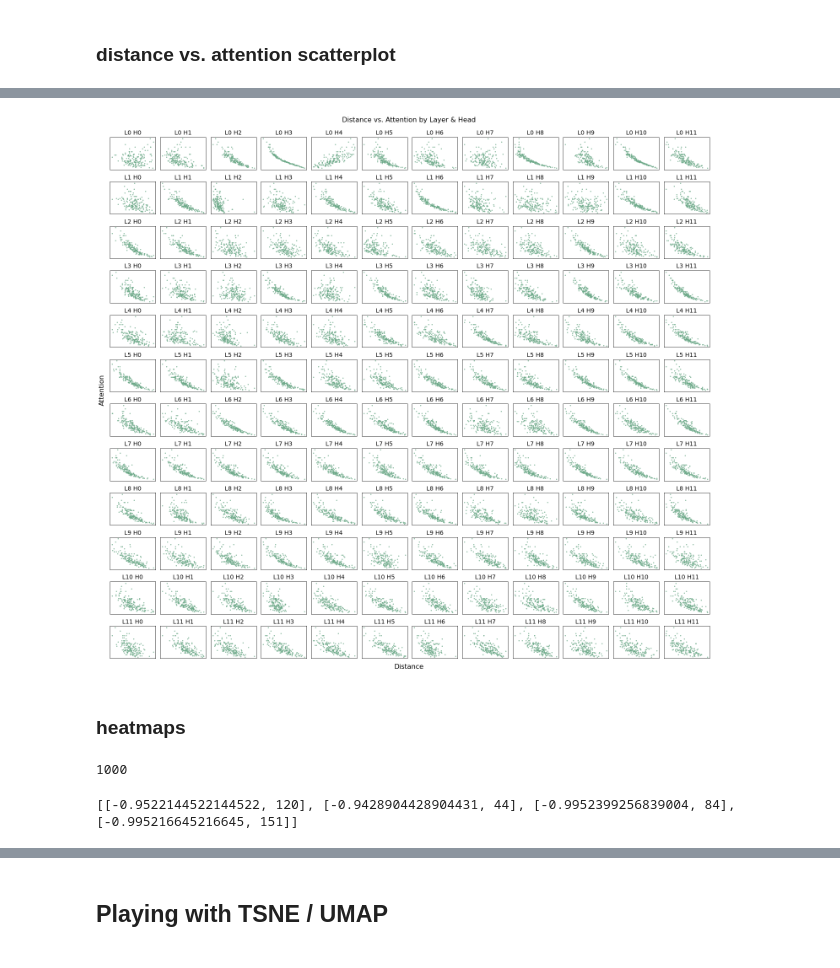
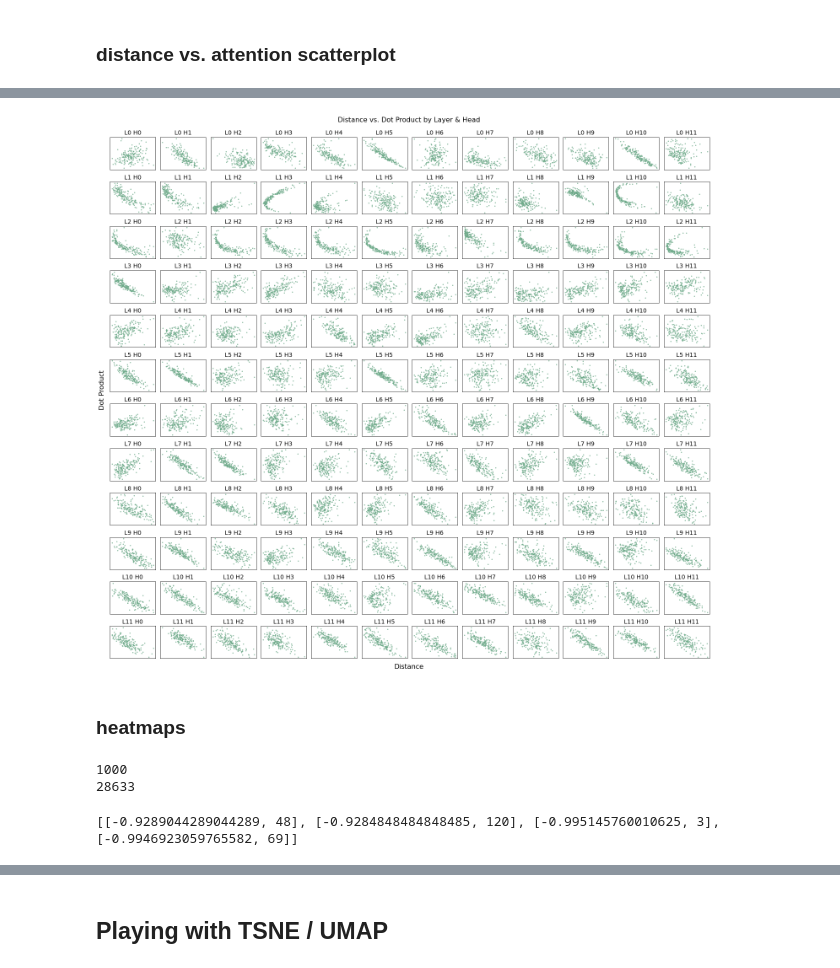
Before and after one commit to catherinesyeh/attention-exploration, a Jupyter notebook: attention.ipynb, the cells around one changed output, grey strips where cells are left out. Saved outputs shown, nothing was run; the diff lists cells and outputs as text; code cells hidden in the pictures.

```diff
--- a/attention.ipynb
+++ b/attention.ipynb
@@ -1090,8 +1098,7 @@ from scipy.spatial import distance
 # compute distance b/t key and query
 # queries = attn_dict["queries"]
 # keys = attn_dict["keys"]
-sentences = attn_dict["tokenized_sentences"]
-num_tokens = len(sentences)
+
 
 def get_distances(layer, head):
     distances = []
@@ -1099,11 +1106,20 @@ def get_distances(layer, head):
     offset = 0
     while offset < num_tokens:
         s = sentences[offset] # get new sentence
-        l = len(s.split(" ")) # length of sentence
+        split = s.strip().split()
+        l = len(split) # length of sentence
+        if "   " in s:
+            l += 1
+        # if (split[0] != attn_dict['left_text'][offset]):
+        #     print(offset)
+        #     print(s)
+        #     print(l)
+        #     print(attn_dict['left_text'][offset:offset + l])
         for i in range(l):
             dists = []
             q = queries[layer][head][offset + i] # iterate through all queries in sentence
-            for j in range(l): # and keys
+            # for j in range(i + 1): # and keys
+            for j in range(l): # this is for bert
                 k = keys[layer][head][offset + j]
                 d = distance.cosine(q, k)
                 dists.append(d)
@@ -1171,5 +1191,5 @@ print(distances[0][0][0][0])
 # %%
-attention = attn_dict["attn"]
+attention = attn_dict["dot_prod"] # switch to dot product
 print(len(attention))
 print(len(attention[0]))
 print(len(attention[0][0]))
@@ -1188,14 +1220,16 @@ import time
 correlation = []
 for layer in range(12):
     for head in range(12):
-        a = attention[layer][head][:5021]
-        d = distances[layer][head][:5021]
+        a = attention[layer][head][:5007]
+        d = distances[layer][head][:5007]
         num_tokens = len(a)
         lh_cor = []
         offset = 0
         # start = time.time()
         while offset < num_tokens:
             sent_length = len(a[offset])
+            if "   " in sentences[offset]:
+                sent_length += 1
             s_cor = []
             for i in range(sent_length):
                 a_matrix = a[offset + i]
@@ -1207,7 +1241,7 @@ for layer in range(12):
         # print("time: {}".format(time.time() - start))
         correlation.append(lh_cor)
         # print("layer {}, head {} done".format(layer, head))
-    #     break
+        # break
     # break
 # %%
 print(len(correlation))
@@ -1300,8 +1334,8 @@ random.seed(10)
 
 for layer in range(12):
     for head in range(12):
-        a = attention[layer][head][:5021]
-        d = distances[layer][head][:5021]
+        a = attention[layer][head][:5007]
+        d = distances[layer][head][:5007]
         num_tokens = len(a)
         lh_d = []
         lh_a = []
@@ -1309,6 +1343,8 @@ for layer in range(12):
         s = 0
         while offset < num_tokens:
             sent_length = len(a[offset])
+            # if "  " in sentences[offset]:
+            #     sent_length += 1
             # if len(random_token) < 166:
             #     t = random.randint(offset, offset + sent_length - 1)
             #     random_token.append(t)
@@ -1396,30 +1434,31 @@ print(overall_mean_a)
 # %%
 import numpy as np
 import matplotlib.pyplot as plt
 
 # plt.scatter(overall_mean_d, overall_mean_a)
 # plt.show()
 
 fig, axs = plt.subplots(12, 12)
 
 for layer in range(12):
     for head in range(12):
         ax = axs[layer, head]
-        ax.scatter(sentence_mean_dists[layer * 12 + head], sentence_mean_attn[layer * 12 + head], s=2, c='#6EAA8A')
+        ax.scatter(distances[layer * 12 + head], sentence_mean_attn[layer * 12 + head], s=2, c='#6EAA8A')
+        # ax.scatter(sentence_mean_dists[layer * 12 + head], sentence_mean_attn[layer * 12 + head], s=2, c='#6EAA8A')
         ax.set_title("L{} H{}".format(layer, head), fontsize=14)
         ax.set_yticklabels([])
         ax.set_xticklabels([])
         ax.set_xticks([])
         ax.set_yticks([])
 
-fig.suptitle('Distance vs. Attention by Layer & Head', fontsize=16, y=1)
+fig.suptitle('Distance vs. Dot Product by Layer & Head', fontsize=16, y=1)
 fig.set_size_inches(20, 18)
 fig.tight_layout(pad=0.8)
 fig.text(0.5, -0.01, 'Distance', ha='center', fontsize=16)
-fig.text(-0.01, 0.5, 'Attention', va='center', rotation='vertical', fontsize=16)
+fig.text(-0.01, 0.5, 'Dot Product', va='center', rotation='vertical', fontsize=16)
 plt.show()
 # %% [output]
-[figure, old version]
+[figure, new version]
 # %% [markdown]
 ### heatmaps
 # %%
@@ -1439,12 +1478,16 @@ sent_offset = []
 while offset < num_sent:
     sent_offset.append(offset)
     cur_sent = tok_sentences[offset]
-    sent_length = len(cur_sent.split())
+    sent_length = len(cur_sent.strip().split())
+    if "   " in cur_sent:
+        sent_length += 1
     offset += sent_length
 
 print(len(sent_offset))
+print(sent_offset[-1])
 # %% [output]
 1000
+28633
 # %%
 # find sentences w/ highest and lowest correlations
 def find_high_and_low(layer, head, mean_cor, tok_sentences, sent_offset):
@@ -1468,7 +1511,7 @@ def find_high_and_low(layer, head, mean_cor, tok_sentences, sent_offset):
 #         print(sent)
     return lowest + highest
 
-print(find_high_and_low(10, 3, mean_cor, tok_sentences, sent_offset))
+print(find_high_and_low(0, 1, mean_cor, tok_sentences, sent_offset))
 # %% [output]
-[[-0.9522144522144522, 120], [-0.9428904428904431, 44], [-0.9952399256839004, 84], [-0.995216645216645, 151]]
+[[-0.9289044289044289, 48], [-0.9284848484848485, 120], [-0.995145760010625, 3], [-0.9946923059765582, 69]]
 # %%
```
Also changed, not shown: parts of 41 cells of this notebook.
